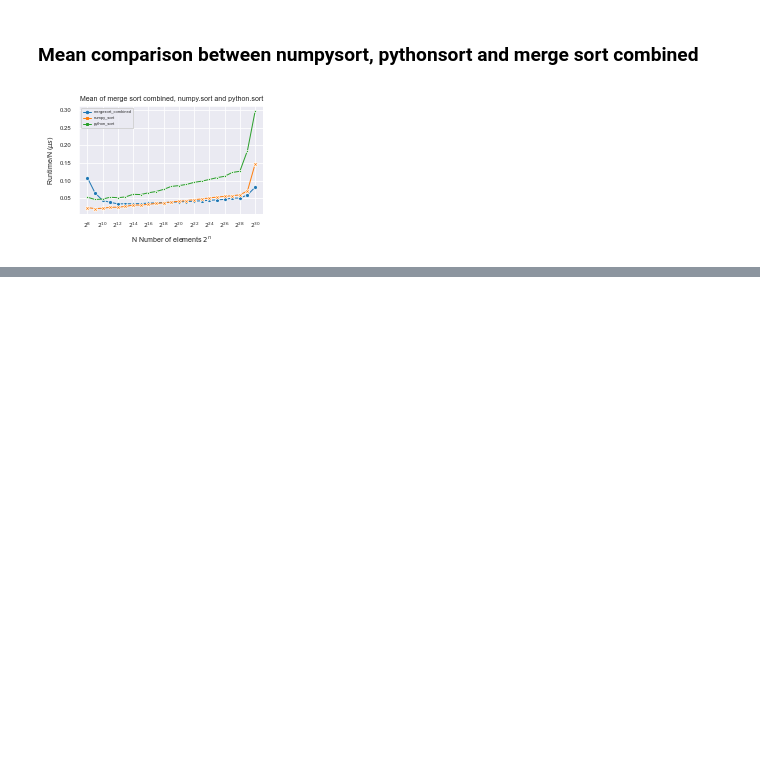
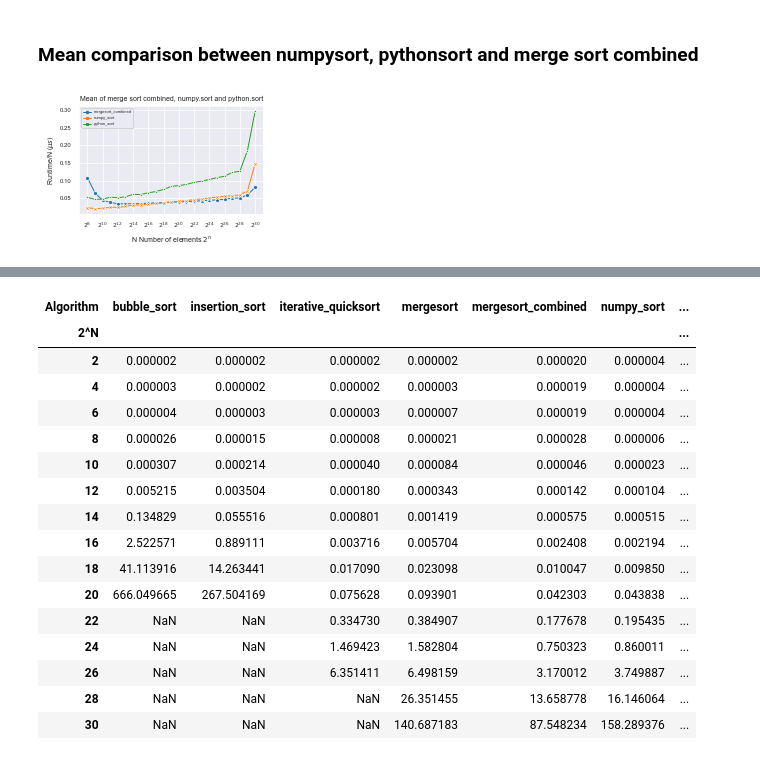
Before and after one commit to jkorsvik/SortingAlgorithms, a Jupyter notebook: notebooks/plot_creation.ipynb, the cells around one changed output, grey strips where cells are left out. Drawn from its saved outputs; the diff is of its cells as text; code cells hidden in the pictures; blank space fills up the shorter version.

Commit message:
Latex results of mean

```diff
--- a/notebooks/plot_creation.ipynb
+++ b/notebooks/plot_creation.ipynb
@@ -311,0 +314,3 @@ plt.show()
+# %%
+mean_df = checkout.groupby(['Algorithm','2^N']).mean()
+mean_df = mean_df.unstack()
@@ -311,0 +332,22 @@ plt.show()
+# %%
+latex_table = mean_df.Time.T
+latex_table = latex_table.drop(columns='iterative_quicksort_shufffle', axis=1)
+latex_table.iloc[1::2,:]
+# %% [output]
+| Algorithm | bubble_sort | insertion_sort | iterative_quicksort | mergesort | mergesort_combined | numpy_sort | ... |
+| 2^N |  |  |  |  |  |  | ... |
+| 2 | 0.000002 | 0.000002 | 0.000002 | 0.000002 | 0.000020 | 0.000004 | ... |
+| 4 | 0.000003 | 0.000002 | 0.000002 | 0.000003 | 0.000019 | 0.000004 | ... |
+| 6 | 0.000004 | 0.000003 | 0.000003 | 0.000007 | 0.000019 | 0.000004 | ... |
+| 8 | 0.000026 | 0.000015 | 0.000008 | 0.000021 | 0.000028 | 0.000006 | ... |
+| 10 | 0.000307 | 0.000214 | 0.000040 | 0.000084 | 0.000046 | 0.000023 | ... |
+| 12 | 0.005215 | 0.003504 | 0.000180 | 0.000343 | 0.000142 | 0.000104 | ... |
+| 14 | 0.134829 | 0.055516 | 0.000801 | 0.001419 | 0.000575 | 0.000515 | ... |
+| 16 | 2.522571 | 0.889111 | 0.003716 | 0.005704 | 0.002408 | 0.002194 | ... |
+| 18 | 41.113916 | 14.263441 | 0.017090 | 0.023098 | 0.010047 | 0.009850 | ... |
+| 20 | 666.049665 | 267.504169 | 0.075628 | 0.093901 | 0.042303 | 0.043838 | ... |
+| 22 | NaN | NaN | 0.334730 | 0.384907 | 0.177678 | 0.195435 | ... |
+| 24 | NaN | NaN | 1.469423 | 1.582804 | 0.750323 | 0.860011 | ... |
+| 26 | NaN | NaN | 6.351411 | 6.498159 | 3.170012 | 3.749887 | ... |
+| 28 | NaN | NaN | NaN | 26.351455 | 13.658778 | 16.146064 | ... |
+| 30 | NaN | NaN | NaN | 140.687183 | 87.548234 | 158.289376 | ... |
```
Also changed, not shown: parts of 4 cells of this notebook, 1 other file.
